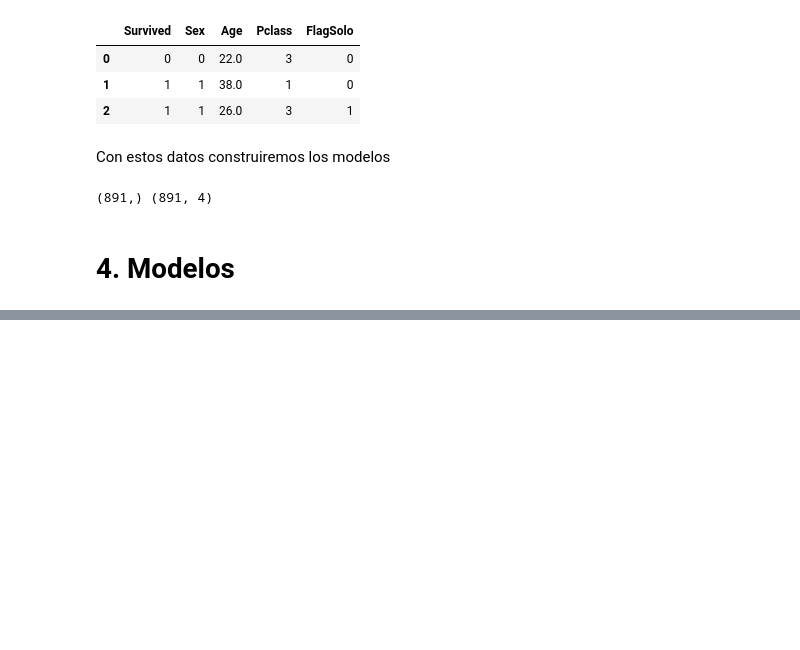
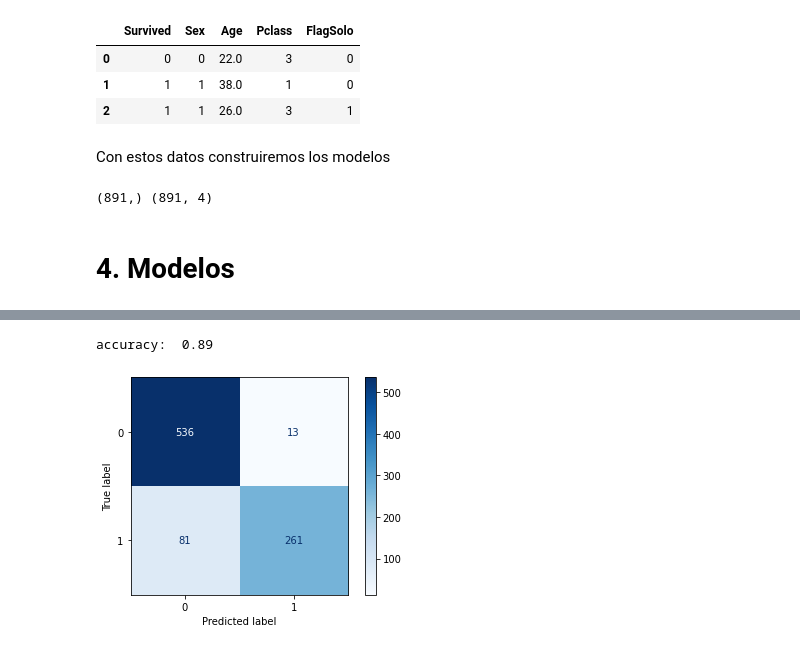
Before and after one commit to sneydermc3007/Analisis_Datos, a Jupyter notebook: Code/Analisis_titanic.ipynb, the cells around one changed output, grey strips where cells are left out. Saved outputs shown, nothing was run; the diff lists cells and outputs as text; code cells hidden in the pictures; blank space fills up the shorter version.

```diff
--- a/Code/Analisis_titanic.ipynb
+++ b/Code/Analisis_titanic.ipynb
@@ -313,0 +357,5 @@ print(y_train.shape, x_train.shape)
+# %%
+conf_mat_acc(decision_tree)
+# %% [output]
+accuracy:  0.89
+[figure, added]
```
Also changed, not shown: parts of 13 cells of this notebook.
